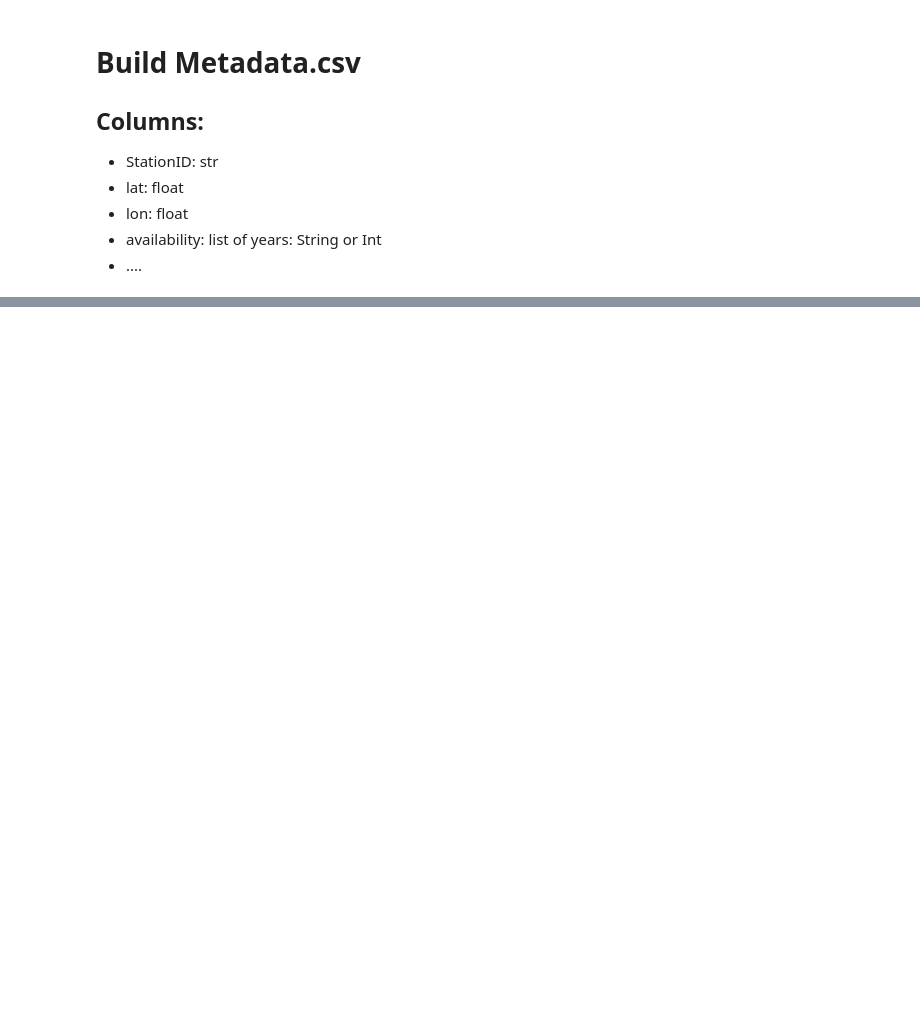
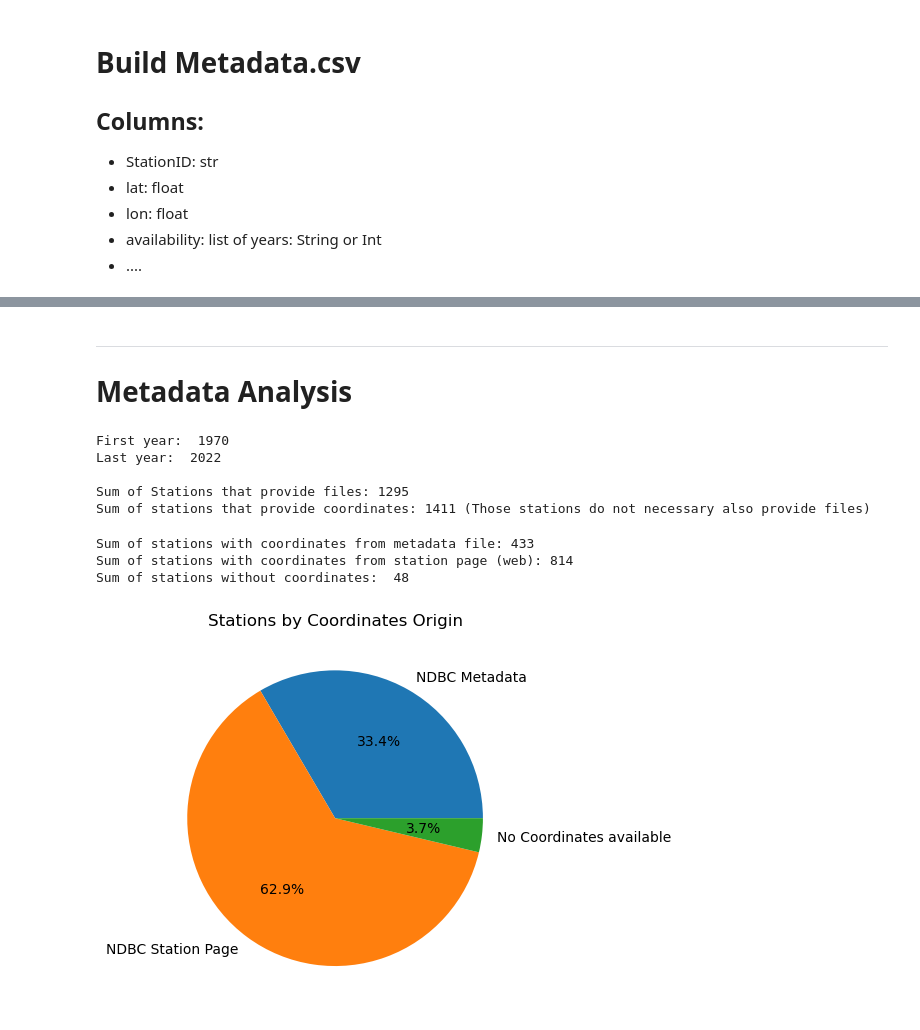
Before and after one commit to elsandner/Master_Project, a Jupyter notebook: NDBC_Buoy_Data/build_buoy_metadata.ipynb, the cells around one changed output, grey strips where cells are left out. Saved outputs shown, nothing was run; the diff lists cells and outputs as text; code cells hidden in the pictures; blank space fills up the shorter version.

Commit message:
NDBC metadata scratching-script, metadata analysis

```diff
--- a/NDBC_Buoy_Data/build_buoy_metadata.ipynb
+++ b/NDBC_Buoy_Data/build_buoy_metadata.ipynb
@@ -89,0 +209,3 @@ existing_files is a dictionary of stations. The value of each station is a set o
+# %%
+# merge the two dataframes based on StationID
+metadata_1 = metadata_0.join(station_coordinates.set_index('StationID')[['lat', 'lon']])
@@ -89,0 +247,13 @@ existing_files is a dictionary of stations. The value of each station is a set o
+# %%
+def convert_coordinate_string_to_float(coord_str):
+    # Split the coordinate string into the numeric value and the direction
+    numeric_str, direction = coord_str.split()
+
+    # Convert the numeric string to a float value
+    numeric_val = float(numeric_str)
+
+    # If the direction is South or West, negate the numeric value
+    if direction in ['S', 'W']:
+        numeric_val *= -1
+
+    return numeric_val
@@ -89,0 +319,3 @@ existing_files is a dictionary of stations. The value of each station is a set o
+# %%
+metadata_3 = metadata_2.dropna(subset=['lat', 'lon']) #Remove all stations which do not provide GPS coordinates!
+metadata_3
@@ -89,0 +342,44 @@ existing_files is a dictionary of stations. The value of each station is a set o
+# %% [markdown]
+---
+# Metadata Analysis
+# %%
+print("First year: ", all_years[0])
+print("Last year: ", all_years[-1])
+print("")
+print("Sum of Stations that provide files:", len(metadata_0))
+print("Sum of stations that provide coordinates in NDBC metadata:", len(station_coordinates), "(Those stations do not necessary also provide files)")
+# %% [output]
+First year:  1970
+Last year:  2022
+
+Sum of Stations that provide files: 1295
+Sum of stations that provide coordinates: 1411 (Those stations do not necessary also provide files)
+# %%
+num_stations_c_file = len(metadata_1.dropna(subset=['lat', 'lon']))
+num_stations_c_web = len(metadata_2.dropna(subset=['lat', 'lon'])) - num_stations_c_file
+num_stations_no_c = len(metadata_0) - len(metadata_3)
+print("Sum of stations with coordinates from metadata file:", num_stations_c_file)
+print("Sum of stations with coordinates from station page (web):", num_stations_c_web)
+print("Sum of stations without coordinates: ", num_stations_no_c)
+# %% [output]
+Sum of stations with coordinates from metadata file: 433
+Sum of stations with coordinates from station page (web): 814
+Sum of stations without coordinates:  48
+# %%
+import matplotlib.pyplot as plt
+
+# Create a pie chart
+fig, ax = plt.subplots()
+ax.pie([num_stations_c_file, num_stations_c_web, num_stations_no_c],
+       labels=["NDBC Metadata",
+               "NDBC Station Page",
+               "No Coordinates available"],
+       autopct='%1.1f%%',
+       )
+
+# Add a title
+ax.set_title('Stations by Coordinates Origin')
+# Display the chart
+plt.show()
+# %% [output]
+[figure, added]
```
Also changed, not shown: parts of 32 cells of this notebook, 1 other file.
